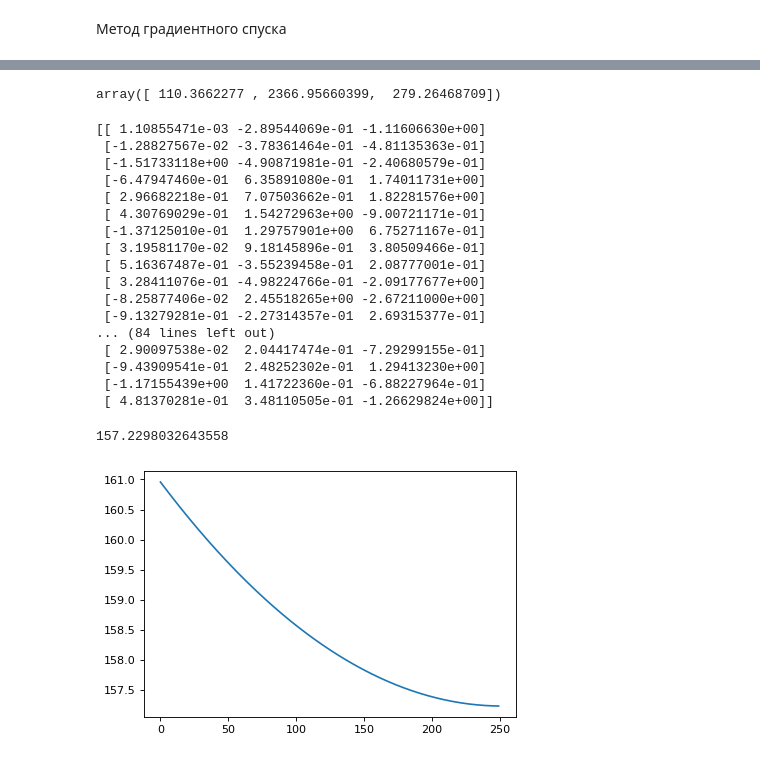
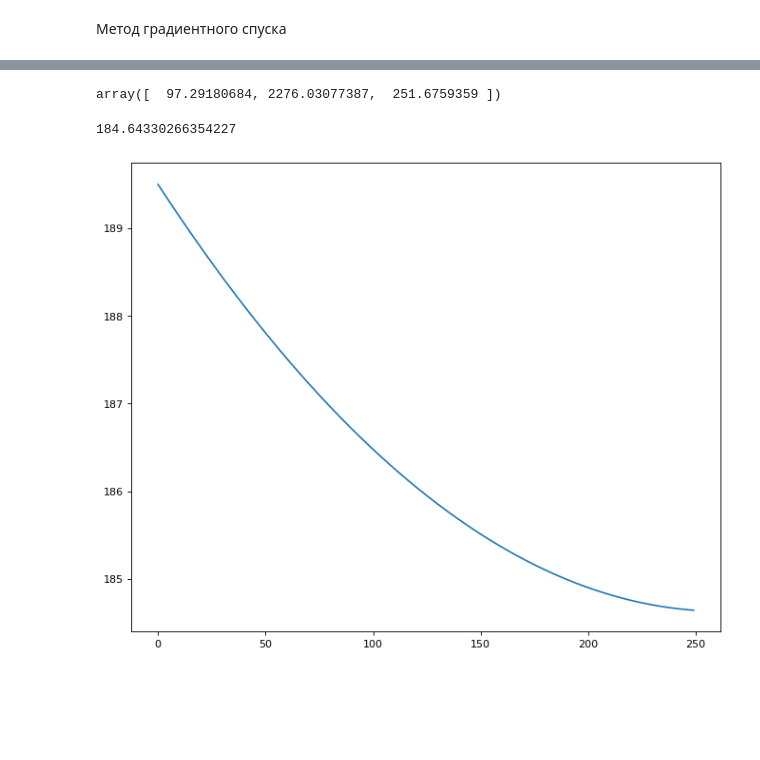
Before and after one commit to Nerobite/features_building_models, a Jupyter notebook: Loss functions and optimization.ipynb, the cells around one changed output, grey strips where cells are left out. Drawn from its saved outputs; the diff is of its cells as text; code cells hidden in the pictures; blank space fills up the shorter version.

```diff
--- a/Loss functions and optimization.ipynb
+++ b/Loss functions and optimization.ipynb
@@ -257,7 +244,7 @@ learning_rate = 0.001
 next_W = W
 
 #количество итераций
-n = 350
+n = 260
 for i in range(n):
     cur_W = next_W
 
@@ -436,7 +391,7 @@ theta0 = 1
 theta1 = 1
 N = 100
 # Y =  2*X[:, 1]+ 3*X[:, 2] + 1 + np.random.normal(scale=5, size=N)
-Y =  2*X[:, 1] + 1 + np.random.normal(scale=5, size=N)
+Y =  3*X[:, 0] + X[:, 1]+ 2*X[:, 2] + 1 + np.random.normal(scale=5, size=N)
 for _ in range(EPOCHS):
     dt0 = der_theta0(X, Y, theta0, theta1)
     dt1 = der_theta1(X, Y, theta0, theta1)
@@ -466,7 +421,7 @@ t0: [1.43018634 1.14263761 1.37977405] t1: [1.43018634 1.74238925 1.66404253] co
 # %%
 cost_function(X,Y,10,10)
 # %% [output]
-array([ 110.3662277 , 2366.95660399,  279.26468709])
+array([  97.29180684, 2276.03077387,  251.6759359 ])
 # %%
 EPOCHS = 250
 LEARNING_RATE = 0.0001
@@ -475,7 +430,7 @@ params = []
 preds = []
 np.random.seed(9)
 params = np.random.normal(size=(X.shape[0],X.shape[1]))
-print(params)
+# print(params)
 
 list_params_gd = []
 for _ in range(EPOCHS):
@@ -490,34 +445,16 @@ for _ in range(EPOCHS):
     params[2] -= LEARNING_RATE * np.sum((predictions - Y) * X[:, 2]) * (2/len(predictions))
 
     list_params_gd.append(params.copy())
-# %% [output]
-[[ 1.10855471e-03 -2.89544069e-01 -1.11606630e+00]
- [-1.28827567e-02 -3.78361464e-01 -4.81135363e-01]
- [-1.51733118e+00 -4.90871981e-01 -2.40680579e-01]
- [-6.47947460e-01  6.35891080e-01  1.74011731e+00]
- [ 2.96682218e-01  7.07503662e-01  1.82281576e+00]
- [ 4.30769029e-01  1.54272963e+00 -9.00721171e-01]
- [-1.37125010e-01  1.29757901e+00  6.75271167e-01]
- [ 3.19581170e-02  9.18145896e-01  3.80509466e-01]
- [ 5.16367487e-01 -3.55239458e-01  2.08777001e-01]
- [ 3.28411076e-01 -4.98224766e-01 -2.09177677e+00]
- [-8.25877406e-02  2.45518265e+00 -2.67211000e+00]
- [-9.13279281e-01 -2.27314357e-01  2.69315377e-01]
-... (84 lines left out)
- [ 2.90097538e-02  2.04417474e-01 -7.29299155e-01]
- [-9.43909541e-01  2.48252302e-01  1.29413230e+00]
- [-1.17155439e+00  1.41722360e-01 -6.88227964e-01]
- [ 4.81370281e-01  3.48110505e-01 -1.26629824e+00]]
 # %%
 costs[-1]
 # %% [output]
-157.2298032643558
+184.64330266354227
 # %%
-plt.figure(figsize=(6, 4))
+plt.figure(figsize=(10, 8))
 plt.plot(costs)
 plt.show()
 # %% [output]
-[figure, old version]
+[figure, new version]
 # %%
 plt.figure(figsize=(10, 8))
 plt.scatter(X[:, 1], Y, color='blue', label='Train')
```
Also changed, not shown: parts of 14 cells of this notebook.
